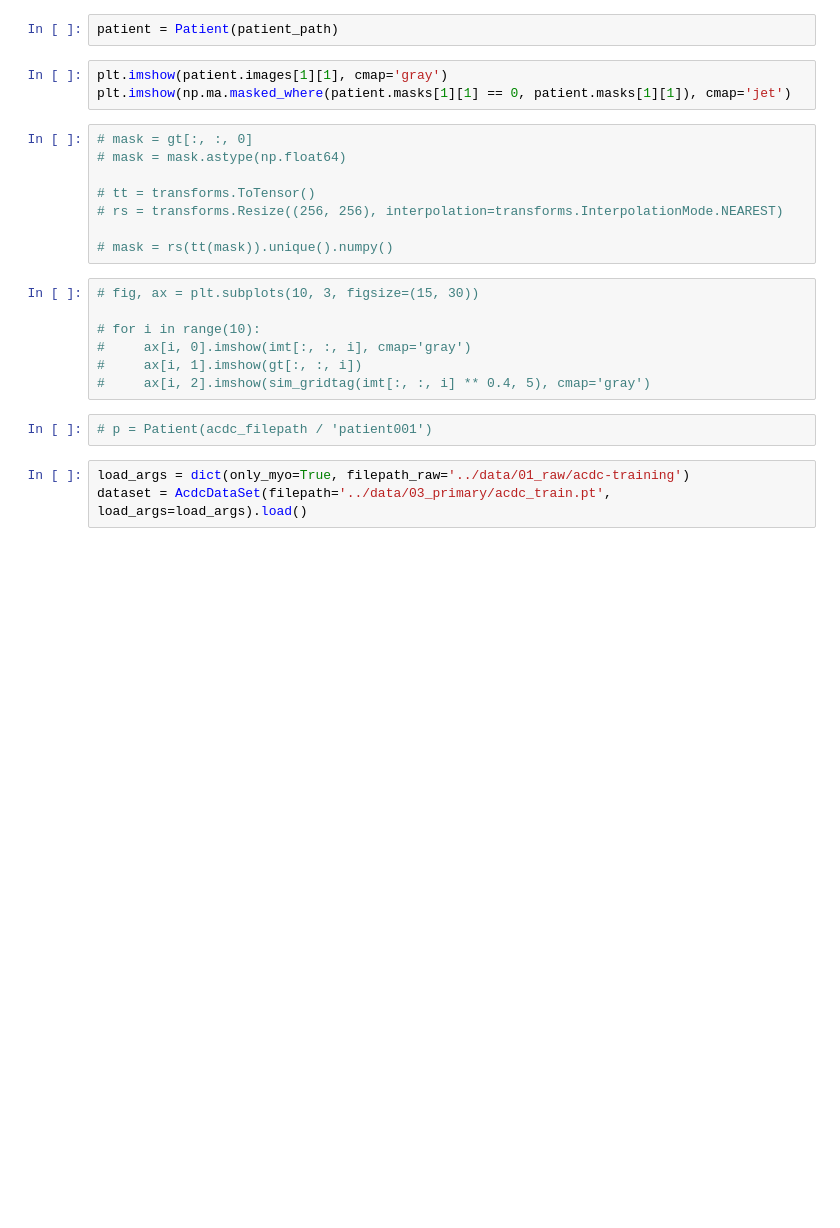
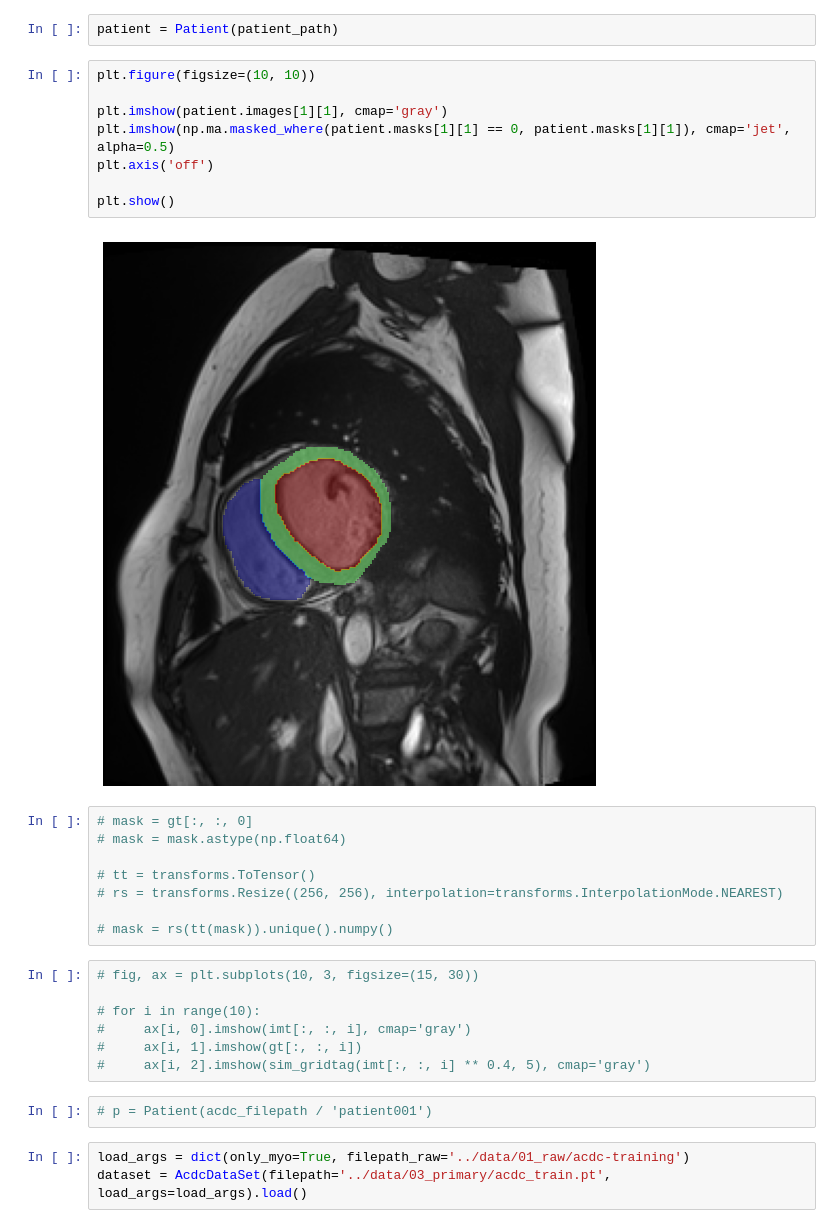
Before and after one commit to arnauddhaene/tagseg, a Jupyter notebook: notebooks/acdc-data.ipynb, the cells around one changed output. Saved outputs shown, nothing was run; the diff lists cells and outputs as text; blank space fills up the shorter version.

Commit message:
New: Figures, DMD testing

```diff
--- a/notebooks/acdc-data.ipynb
+++ b/notebooks/acdc-data.ipynb
@@ -25,8 +33,15 @@ cd $1 && ls -l
 # %%
 patient = Patient(patient_path)
 # %%
+plt.figure(figsize=(10, 10))
+
 plt.imshow(patient.images[1][1], cmap='gray')
-plt.imshow(np.ma.masked_where(patient.masks[1][1] == 0, patient.masks[1][1]), cmap='jet')
+plt.imshow(np.ma.masked_where(patient.masks[1][1] == 0, patient.masks[1][1]), cmap='jet', alpha=0.5)
+plt.axis('off')
+
+plt.show()
+# %% [output]
+[figure, added]
 # %%
 # mask = gt[:, :, 0]
 # mask = mask.astype(np.float64)
```
Also changed, not shown: parts of 2 cells of this notebook, 17 other files.
